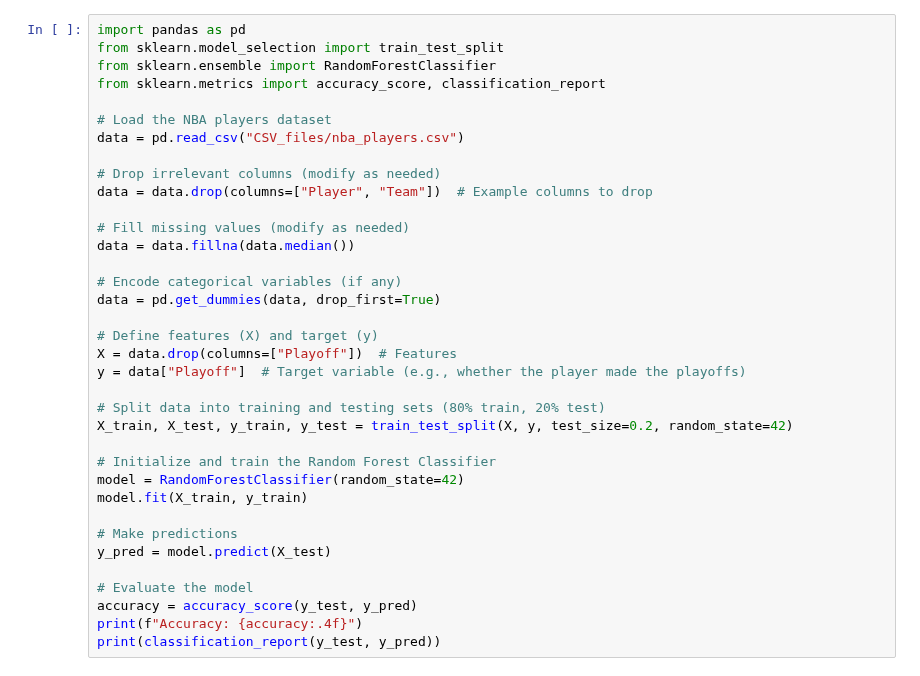
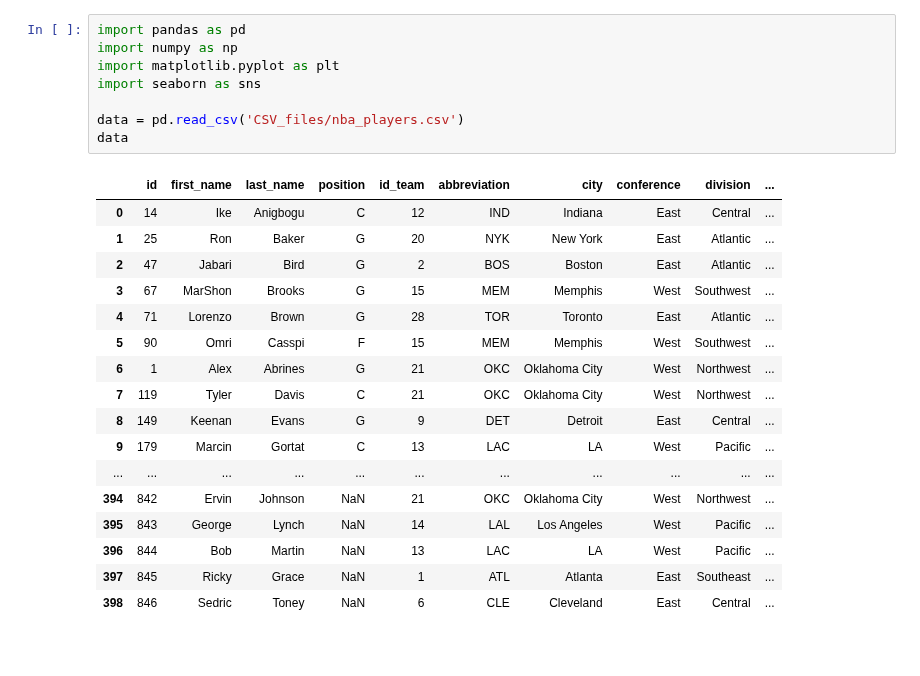
Before and after one commit to KeneanDita/Exploratory-Data-Analysis-EDA-, a Jupyter notebook: NBA Players.ipynb, the cells around one changed output. Saved outputs shown, nothing was run; the diff lists cells and outputs as text; blank space fills up the shorter version.

Commit message:
Data loading and Overview

```diff
--- a/NBA Players.ipynb
+++ b/NBA Players.ipynb
@@ -1,36 +1,26 @@
-# %%
-import pandas as pd
-from sklearn.model_selection import train_test_split
-from sklearn.ensemble import RandomForestClassifier
-from sklearn.metrics import accuracy_score, classification_report
-
-# Load the NBA players dataset
-data = pd.read_csv("CSV_files/nba_players.csv")
-
-# Drop irrelevant columns (modify as needed)
-data = data.drop(columns=["Player", "Team"])  # Example columns to drop
-
-# Fill missing values (modify as needed)
-data = data.fillna(data.median())
-
-# Encode categorical variables (if any)
-data = pd.get_dummies(data, drop_first=True)
-
-# Define features (X) and target (y)
-X = data.drop(columns=["Playoff"])  # Features
-y = data["Playoff"]  # Target variable (e.g., whether the player made the playoffs)
-
-# Split data into training and testing sets (80% train, 20% test)
-X_train, X_test, y_train, y_test = train_test_split(X, y, test_size=0.2, random_state=42)
-
-# Initialize and train the Random Forest Classifier
-model = RandomForestClassifier(random_state=42)
-model.fit(X_train, y_train)
-
-# Make predictions
-y_pred = model.predict(X_test)
-
-# Evaluate the model
-accuracy = accuracy_score(y_test, y_pred)
-print(f"Accuracy: {accuracy:.4f}")
-print(classification_report(y_test, y_pred))
+# %%
+import pandas as pd
+import numpy as np
+import matplotlib.pyplot as plt
+import seaborn as sns
+
+data = pd.read_csv('CSV_files/nba_players.csv')
+data
+# %% [output]
+|  | id | first_name | last_name | position | id_team | abbreviation | city | conference | division | ... |
+| 0 | 14 | Ike | Anigbogu | C | 12 | IND | Indiana | East | Central | ... |
+| 1 | 25 | Ron | Baker | G | 20 | NYK | New York | East | Atlantic | ... |
+| 2 | 47 | Jabari | Bird | G | 2 | BOS | Boston | East | Atlantic | ... |
+| 3 | 67 | MarShon | Brooks | G | 15 | MEM | Memphis | West | Southwest | ... |
+| 4 | 71 | Lorenzo | Brown | G | 28 | TOR | Toronto | East | Atlantic | ... |
+| 5 | 90 | Omri | Casspi | F | 15 | MEM | Memphis | West | Southwest | ... |
+| 6 | 1 | Alex | Abrines | G | 21 | OKC | Oklahoma City | West | Northwest | ... |
+| 7 | 119 | Tyler | Davis | C | 21 | OKC | Oklahoma City | West | Northwest | ... |
+| 8 | 149 | Keenan | Evans | G | 9 | DET | Detroit | East | Central | ... |
+| 9 | 179 | Marcin | Gortat | C | 13 | LAC | LA | West | Pacific | ... |
+| ... | ... | ... | ... | ... | ... | ... | ... | ... | ... | ... |
+| 394 | 842 | Ervin | Johnson | NaN | 21 | OKC | Oklahoma City | West | Northwest | ... |
+| 395 | 843 | George | Lynch | NaN | 14 | LAL | Los Angeles | West | Pacific | ... |
+| 396 | 844 | Bob | Martin | NaN | 13 | LAC | LA | West | Pacific | ... |
+| 397 | 845 | Ricky | Grace | NaN | 1 | ATL | Atlanta | East | Southeast | ... |
+| 398 | 846 | Sedric | Toney | NaN | 6 | CLE | Cleveland | East | Central | ... |
```
Also changed, not shown: parts of 3 cells of this notebook, 1 other file.
